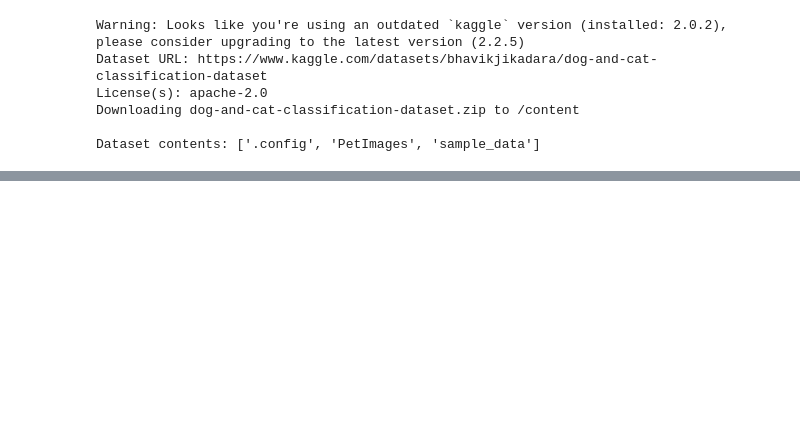
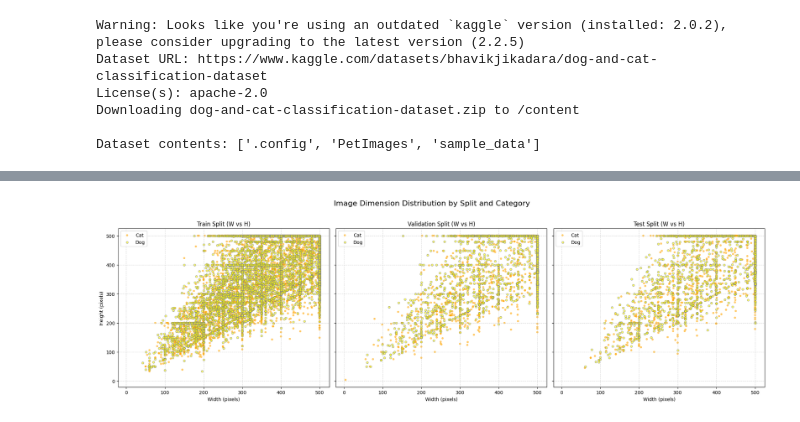
Before and after one commit to abderrazakmahiii/Convolutional-Neural-Network-Projects, a Jupyter notebook: cat_dog_binary_classification.ipynb, the cells around one changed output, grey strips where cells are left out. Drawn from its saved outputs; the diff is of its cells as text; code cells hidden in the pictures; blank space fills up the shorter version.

```diff
--- a/cat_dog_binary_classification.ipynb
+++ b/cat_dog_binary_classification.ipynb
@@ -22,0 +141,34 @@ Dataset contents: ['.config', 'PetImages', 'sample_data']
+# %%
+# 2. Plotting Scatter plots of Image Dimensions
+fig, axes = plt.subplots(1, 3, figsize=(20, 6), sharex=True, sharey=True)
+colors = {'Cat': 'orange', 'Dog': 'yellow'}
+
+for idx, split in enumerate(splits):
+    split_df = df_meta[df_meta['split'] == split]
+    ax = axes[idx]
+
+    # Plot Dogs (yellow) and Cats (orange) with edgecolors for better visibility of yellow dots
+    for category, color in colors.items():
+        subset = split_df[split_df['category'] == category]
+        ax.scatter(
+            subset['width'],
+            subset['height'],
+            alpha=0.6,
+            c=color,
+            label=category,
+            edgecolors='gray' if color == 'yellow' else 'none',
+            s=20
+        )
+
+    ax.set_title(f'{split.capitalize()} Split (W vs H)')
+    ax.set_xlabel('Width (pixels)')
+    if idx == 0:
+        ax.set_ylabel('Height (pixels)')
+    ax.legend()
+    ax.grid(True, linestyle='--', alpha=0.5)
+
+plt.suptitle('Image Dimension Distribution by Split and Category', fontsize=16, y=1.02)
+plt.tight_layout()
+plt.show()
+# %% [output]
+[figure, added]
```
Also changed, not shown: parts of 15 cells of this notebook.
